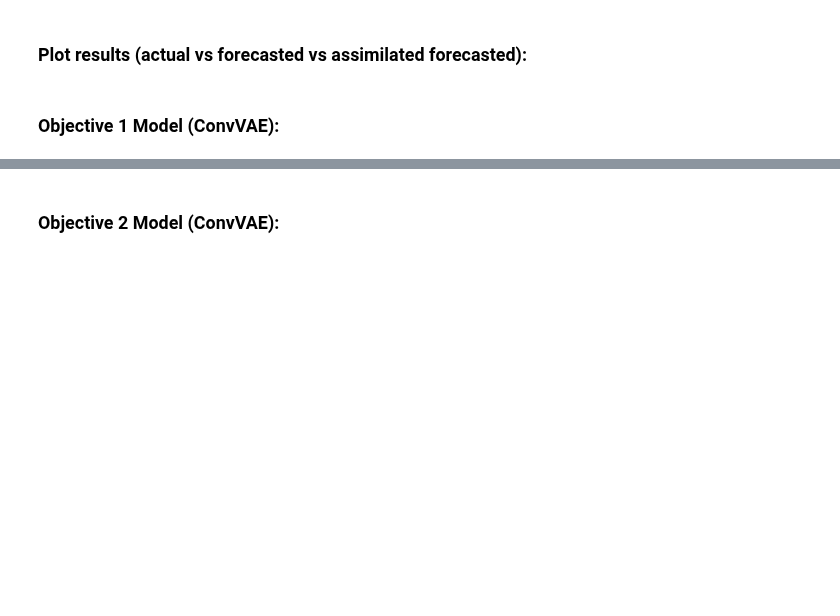
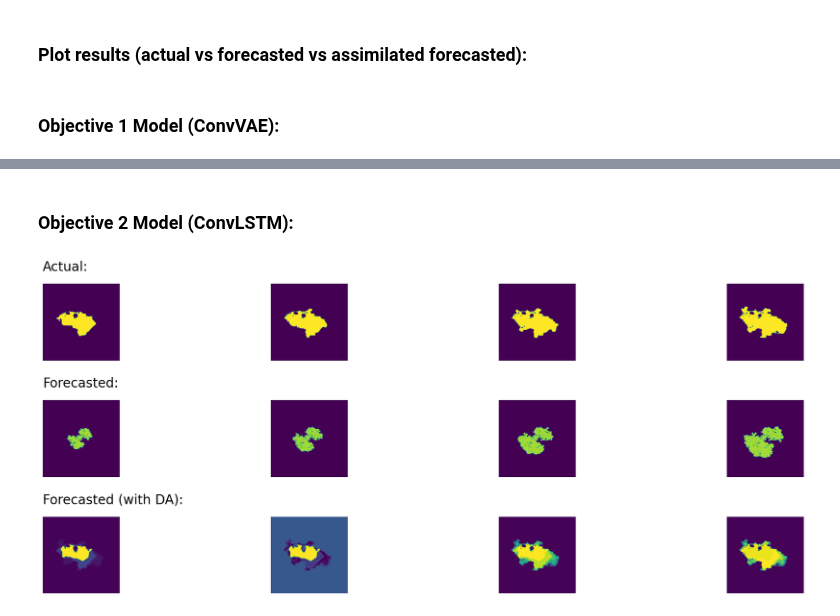
Before and after one commit to edsml-sm1122/ads-wildfire, a Jupyter notebook: wildfire/objective_3.ipynb, the cells around one changed output, grey strips where cells are left out. Drawn from its saved outputs; the diff is of its cells as text; code cells hidden in the pictures; blank space fills up the shorter version.

Commit message:
new conv lstm

```diff
--- a/wildfire/objective_3.ipynb
+++ b/wildfire/objective_3.ipynb
@@ -17,12 +18,8 @@ from models import cVAE, cLSTM
 ### Load/Process Data:
 # %%
 background_path = 'data/Ferguson_fire_background.npy'
-background_data = np.array(np.load(open(background_path,'rb'))).astype('float64')
-# background_dataset = TensorDataset(torch.Tensor(background_data))
-
-background_dataset = add_ids(TensorDataset)
-# Instantiate it with tensors
-background_dataset  = background_dataset(torch.Tensor(background_data))
+background_data = np.array(np.load(open(background_path,'rb')))
+background_dataset = TensorDataset(torch.Tensor(background_data))
 
 obs_path = 'data/Ferguson_fire_obs.npy'
 obs_data = np.array(np.load(open(obs_path,'rb')))
@@ -91,0 +68,4 @@ AttributeError: 'TensorDataset' object has no attribute 'size'
+# %%
+lstm_background_data = np.reshape(background_data[:-2], (background_data[:-2].shape[0],1,1,background_data.shape[1],background_data.shape[2]))
+_, clstm_preds = clstm(torch.Tensor(lstm_background_data))
+clstm_preds = clstm_preds.detach().numpy().squeeze()
@@ -106,3 +88,6 @@ cvae_preds_compr = pca.transform(cvae_preds_1D)
+# %%
+clstm_preds_1D = np.reshape(clstm_preds,(clstm_preds.shape[0],clstm_preds.shape[1]*clstm_preds.shape[2]))
+clstm_preds_compr = pca.transform(clstm_preds_1D)
 # %% [markdown]
 ### Perform data assimilation (DA):
 # %% [markdown]
@@ -115,3 +98,6 @@ cvae_assimilated_preds = np.array(pca.inverse_transform(cvae_assimilated_preds))
+# %%
+clstm_assimilated_preds = run_assimilation(clstm_preds_compr, obs_data_compr)
+clstm_assimilated_preds = np.array(pca.inverse_transform(clstm_assimilated_preds))
 # %% [markdown]
 ### MSE, before vs after DA:
 # %%
@@ -144,2 +142,2 @@ for n in range(len(background_data)-1):
 # %% [markdown]
-### Objective 2 Model (ConvVAE):
+### Objective 2 Model (ConvLSTM):
@@ -147,0 +144,17 @@ for n in range(len(background_data)-1):
+# %%
+fig, ax = plt.subplots(3, 4, figsize=[20, 8])
+fig.tight_layout(pad=4)
+clstm_assimilated_preds = np.reshape(clstm_assimilated_preds, (clstm_assimilated_preds.shape[0], obs_data.shape[1],obs_data.shape[2]))
+for n in range(len(background_data)-1):
+    ax[0, n].imshow(obs_data[n+1])
+    ax[0, n].axis('off')
+    ax[1, n].imshow(clstm_preds[n])
+    ax[1, n].axis('off')
+    ax[2, n].imshow(clstm_assimilated_preds[n])
+    ax[2, n].axis('off')
+    if n==0:
+        ax[0,n].set_title('Actual:', fontsize=20, pad=20, loc='left')
+        ax[1,n].set_title('Forecasted:', fontsize=20, pad=20, loc='left')
+        ax[2,n].set_title('Forecasted (with DA):', fontsize=20, pad=20, loc='left')
+# %% [output]
+[figure, added]
```
Also changed, not shown: parts of 12 cells of this notebook, 3 other files.
